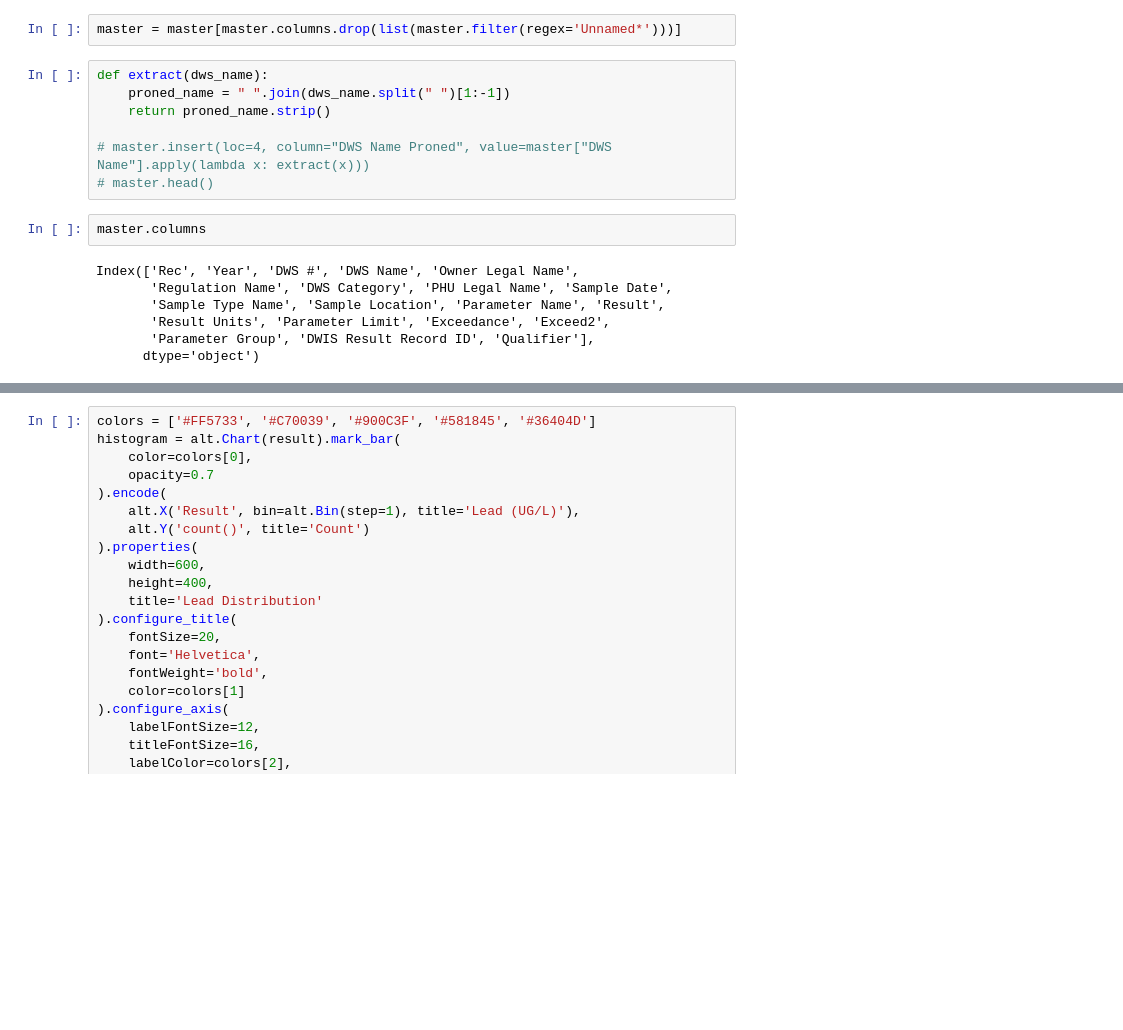
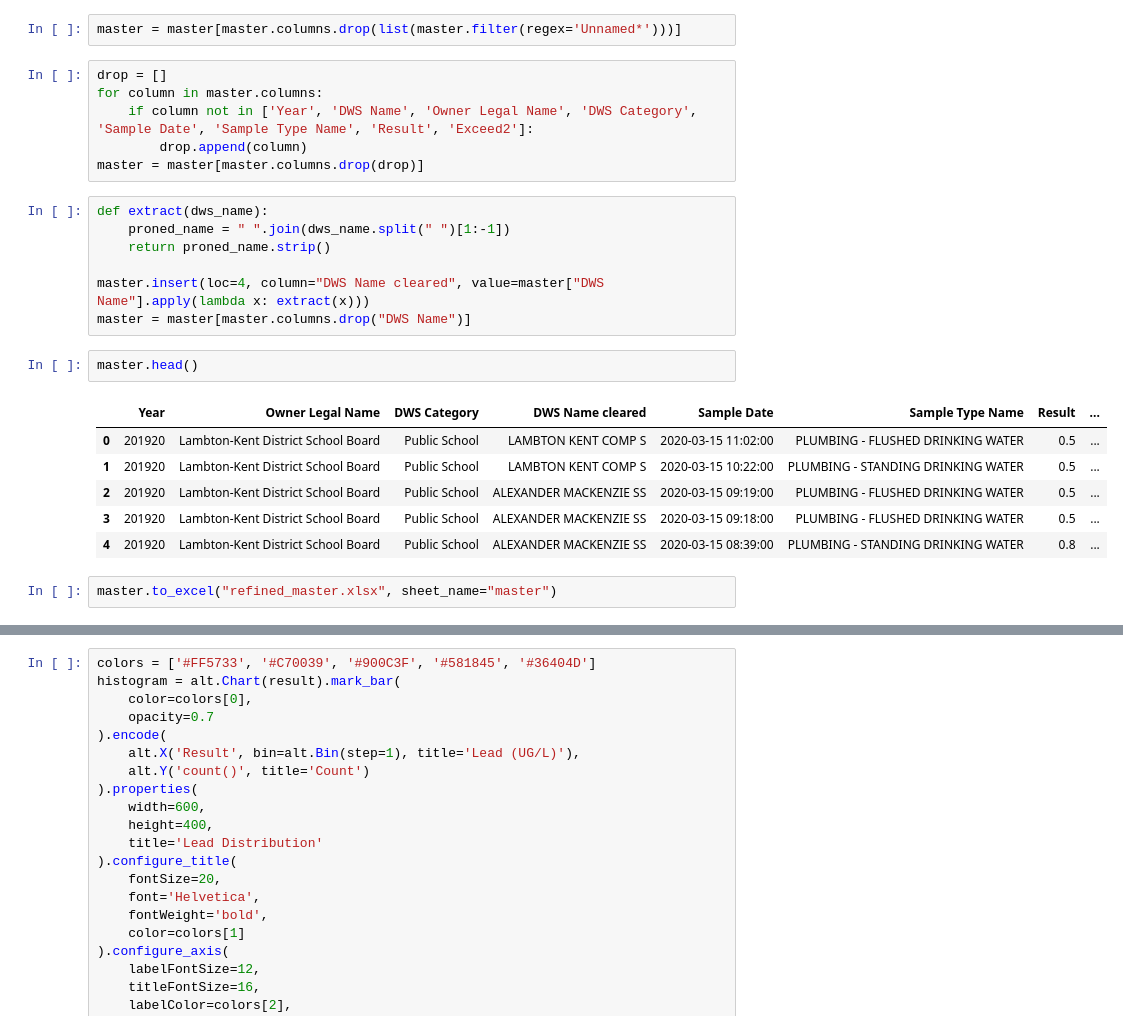
Before and after one commit to HIVE-UofT/Ontario-lead-analysis, a Jupyter notebook: visualization.ipynb, the cells around one changed output, grey strips where cells are left out. Saved outputs shown, nothing was run; the diff lists cells and outputs as text; blank space fills up the shorter version.

Commit message:
`refined_master.xlsx` processed & compressed

```diff
--- a/visualization.ipynb
+++ b/visualization.ipynb
@@ -21,18 +21,26 @@ master.head()
 # %%
 master = master[master.columns.drop(list(master.filter(regex='Unnamed*')))]
+# %%
+drop = []
+for column in master.columns:
+    if column not in ['Year', 'DWS Name', 'Owner Legal Name', 'DWS Category', 'Sample Date', 'Sample Type Name', 'Result', 'Exceed2']:
+        drop.append(column)
+master = master[master.columns.drop(drop)]
 # %%
 def extract(dws_name):
     proned_name = " ".join(dws_name.split(" ")[1:-1])
     return proned_name.strip()
 
-# master.insert(loc=4, column="DWS Name Proned", value=master["DWS Name"].apply(lambda x: extract(x)))
-# master.head()
+master.insert(loc=4, column="DWS Name cleared", value=master["DWS Name"].apply(lambda x: extract(x)))
+master = master[master.columns.drop("DWS Name")]
 # %%
-master.columns
+master.head()
 # %% [output]
-Index(['Rec', 'Year', 'DWS #', 'DWS Name', 'Owner Legal Name',
-       'Regulation Name', 'DWS Category', 'PHU Legal Name', 'Sample Date',
-       'Sample Type Name', 'Sample Location', 'Parameter Name', 'Result',
-       'Result Units', 'Parameter Limit', 'Exceedance', 'Exceed2',
-       'Parameter Group', 'DWIS Result Record ID', 'Qualifier'],
-      dtype='object')
+|  | Year | Owner Legal Name | DWS Category | DWS Name cleared | Sample Date | Sample Type Name | Result | ... |
+| 0 | 201920 | Lambton-Kent District School Board | Public School | LAMBTON KENT COMP S | 2020-03-15 11:02:00 | PLUMBING - FLUSHED DRINKING WATER | 0.5 | ... |
+| 1 | 201920 | Lambton-Kent District School Board | Public School | LAMBTON KENT COMP S | 2020-03-15 10:22:00 | PLUMBING - STANDING DRINKING WATER | 0.5 | ... |
+| 2 | 201920 | Lambton-Kent District School Board | Public School | ALEXANDER MACKENZIE SS | 2020-03-15 09:19:00 | PLUMBING - FLUSHED DRINKING WATER | 0.5 | ... |
+| 3 | 201920 | Lambton-Kent District School Board | Public School | ALEXANDER MACKENZIE SS | 2020-03-15 09:18:00 | PLUMBING - FLUSHED DRINKING WATER | 0.5 | ... |
+| 4 | 201920 | Lambton-Kent District School Board | Public School | ALEXANDER MACKENZIE SS | 2020-03-15 08:39:00 | PLUMBING - STANDING DRINKING WATER | 0.8 | ... |
+# %%
+master.to_excel("refined_master.xlsx", sheet_name="master")
```
Also changed, not shown: parts of 16 cells of this notebook, 1 other file.
